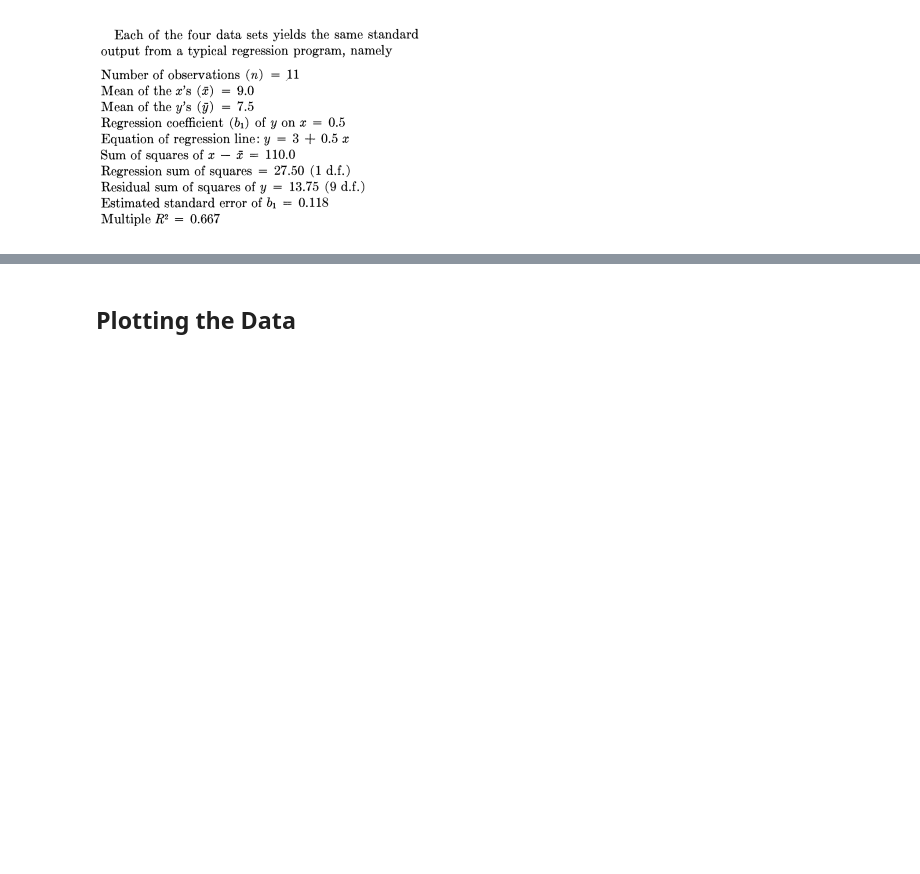
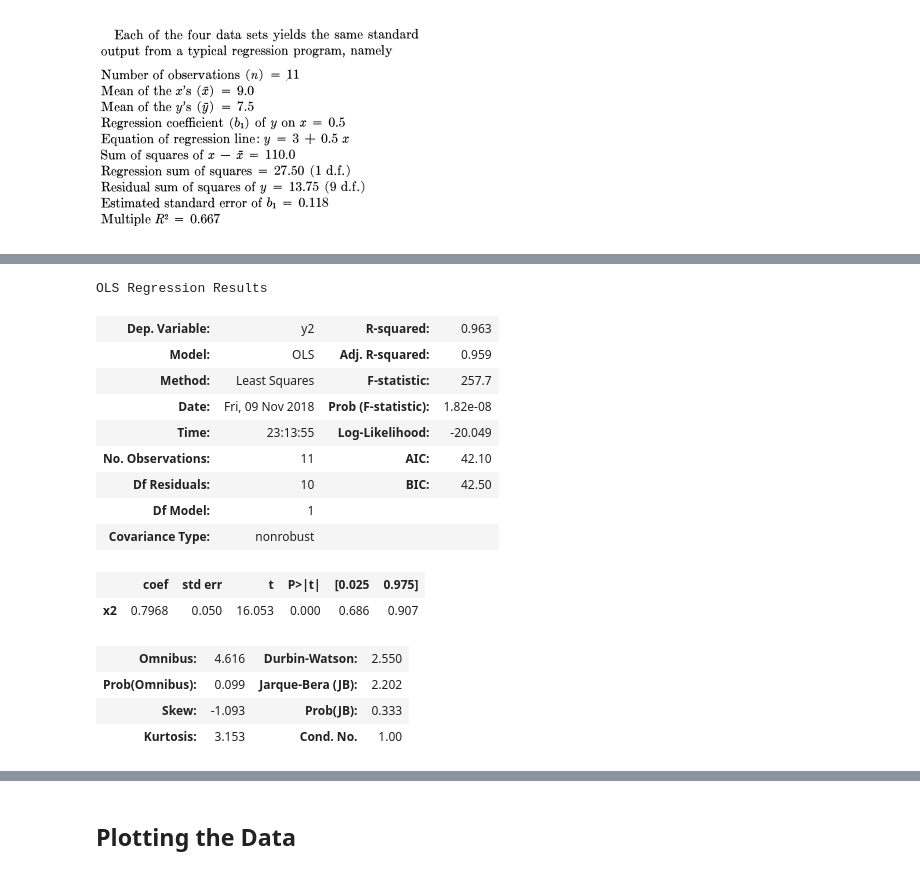
Before and after one commit to JohnONeillGMIT/FundamentalsOfDataAnalysis2, a Jupyter notebook: Anscombe's Quartet.ipynb, the cells around one changed output, grey strips where cells are left out. Saved outputs shown, nothing was run; the diff lists cells and outputs as text; code cells hidden in the pictures; blank space fills up the shorter version.

```diff
--- a/Anscombe's Quartet.ipynb
+++ b/Anscombe's Quartet.ipynb
@@ -102,0 +130,24 @@ df.describe() # Key features of the Data Set
+# %%
+X=df['x2']
+Y=df['y2']
+
+model = sm.OLS(Y,X).fit()
+predictions = model.predict(X)
+model.summary()
+# %% [output]
+OLS Regression Results
+| Dep. Variable: | y2 | R-squared: | 0.963 |
+| Model: | OLS | Adj. R-squared: | 0.959 |
+| Method: | Least Squares | F-statistic: | 257.7 |
+| Date: | Fri, 09 Nov 2018 | Prob (F-statistic): | 1.82e-08 |
+| Time: | 23:13:55 | Log-Likelihood: | -20.049 |
+| No. Observations: | 11 | AIC: | 42.10 |
+| Df Residuals: | 10 | BIC: | 42.50 |
+| Df Model: | 1 |  |  |
+| Covariance Type: | nonrobust |  |  |
+|  | coef | std err | t | P>|t| | [0.025 | 0.975] |
+| x2 | 0.7968 | 0.050 | 16.053 | 0.000 | 0.686 | 0.907 |
+| Omnibus: | 4.616 | Durbin-Watson: | 2.550 |
+| Prob(Omnibus): | 0.099 | Jarque-Bera (JB): | 2.202 |
+| Skew: | -1.093 | Prob(JB): | 0.333 |
+| Kurtosis: | 3.153 | Cond. No. | 1.00 |
```
Also changed, not shown: parts of 5 cells of this notebook.
